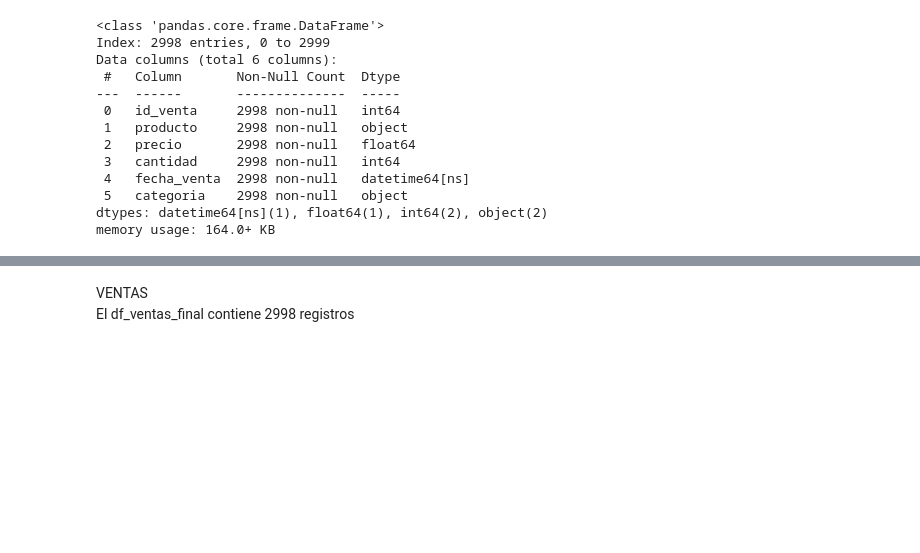
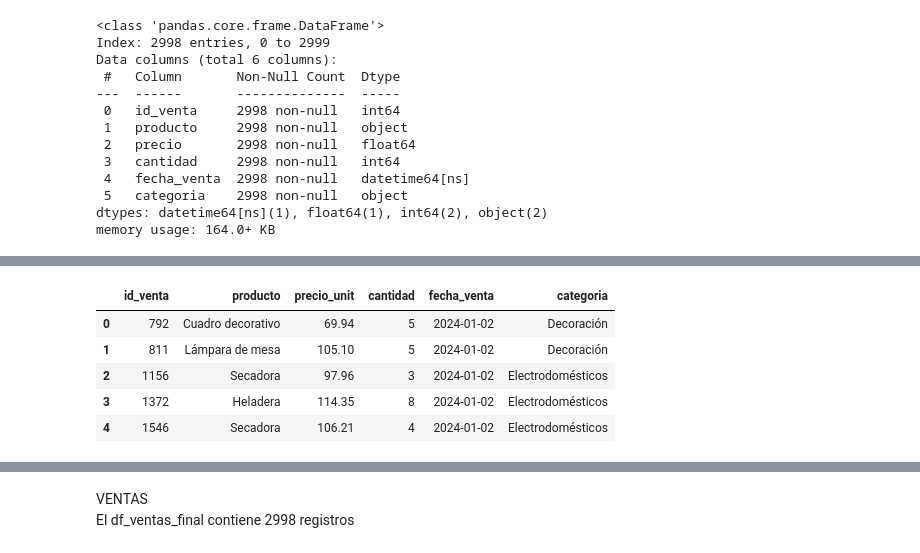
Before and after one commit to alex-degarate/TT-2C2025-Data-Analitycs-Notebooks, a Jupyter notebook: PreEntrega/PE-alex-15O.ipynb, the cells around one changed output, grey strips where cells are left out. Drawn from its saved outputs; the diff is of its cells as text; code cells hidden in the pictures; blank space fills up the shorter version.

```diff
--- a/PreEntrega/PE-alex-15O.ipynb
+++ b/PreEntrega/PE-alex-15O.ipynb
@@ -574,0 +573,3 @@ df_ventas_final.to_csv('df_ventas_final.csv', index=False)
+# %%
+df_pp_ventas = df_ventas_final.copy()
+df_pp_ventas.rename(columns={"precio": "precio_unit"}, inplace=True)
@@ -574,0 +592,11 @@ df_ventas_final.to_csv('df_ventas_final.csv', index=False)
+# %%
+#df_pp_ventas = df_pp_ventas.sort_values(by="producto", ascending=True)
+df_pp_ventas[df_pp_ventas["producto"] == "Adorno de pared"]
+df_pp_ventas.head()
+# %% [output]
+|  | id_venta | producto | precio_unit | cantidad | fecha_venta | categoria |
+| 0 | 792 | Cuadro decorativo | 69.94 | 5 | 2024-01-02 | Decoración |
+| 1 | 811 | Lámpara de mesa | 105.10 | 5 | 2024-01-02 | Decoración |
+| 2 | 1156 | Secadora | 97.96 | 3 | 2024-01-02 | Electrodomésticos |
+| 3 | 1372 | Heladera | 114.35 | 8 | 2024-01-02 | Electrodomésticos |
+| 4 | 1546 | Secadora | 106.21 | 4 | 2024-01-02 | Electrodomésticos |
```
Also changed, not shown: parts of 25 cells of this notebook.
